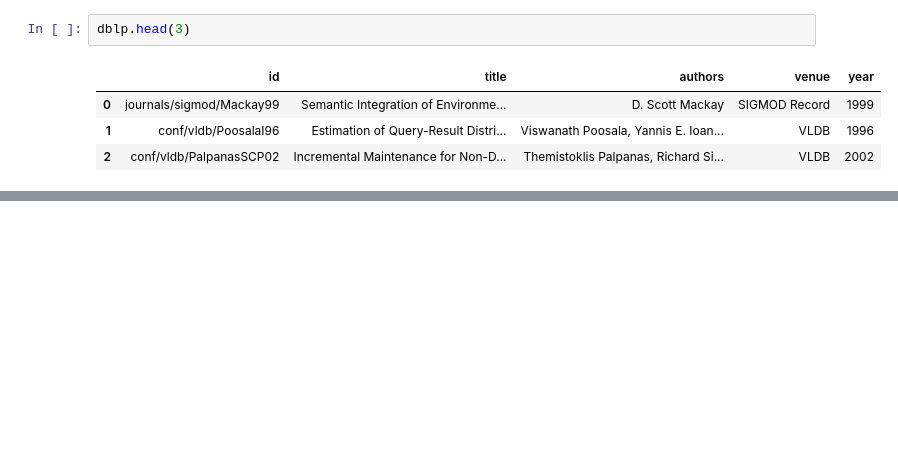
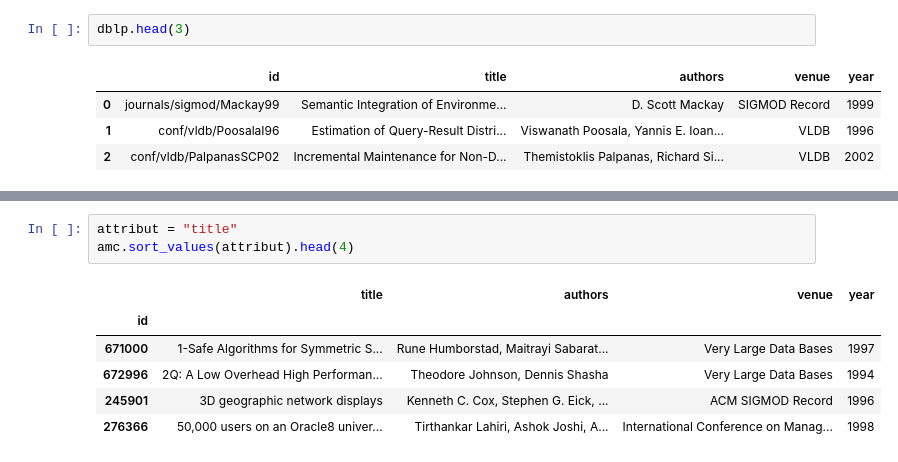
Before and after one commit to Evnsn/entityresolution, a Jupyter notebook: examples/blocking/exsample.ipynb, the cells around one changed output, grey strips where cells are left out. Saved outputs shown, nothing was run; the diff lists cells and outputs as text; blank space fills up the shorter version.

```diff
--- a/examples/blocking/exsample.ipynb
+++ b/examples/blocking/exsample.ipynb
@@ -40,0 +41,10 @@ ae.build(amc, dblp).head()
+# %%
+attribut = "title"
+amc.sort_values(attribut).head(4)
+# %% [output]
+|  | title | authors | venue | year |
+| id |  |  |  |  |
+| 671000 | 1-Safe Algorithms for Symmetric S... | Rune Humborstad, Maitrayi Sabarat... | Very Large Data Bases | 1997 |
+| 672996 | 2Q: A Low Overhead High Performan... | Theodore Johnson, Dennis Shasha | Very Large Data Bases | 1994 |
+| 245901 | 3D geographic network displays | Kenneth C. Cox, Stephen G. Eick, ... | ACM SIGMOD Record | 1996 |
+| 276366 | 50,000 users on an Oracle8 univer... | Tirthankar Lahiri, Ashok Joshi, A... | International Conference on Manag... | 1998 |
```
Also changed, not shown: parts of 7 cells of this notebook, 3 other files.
